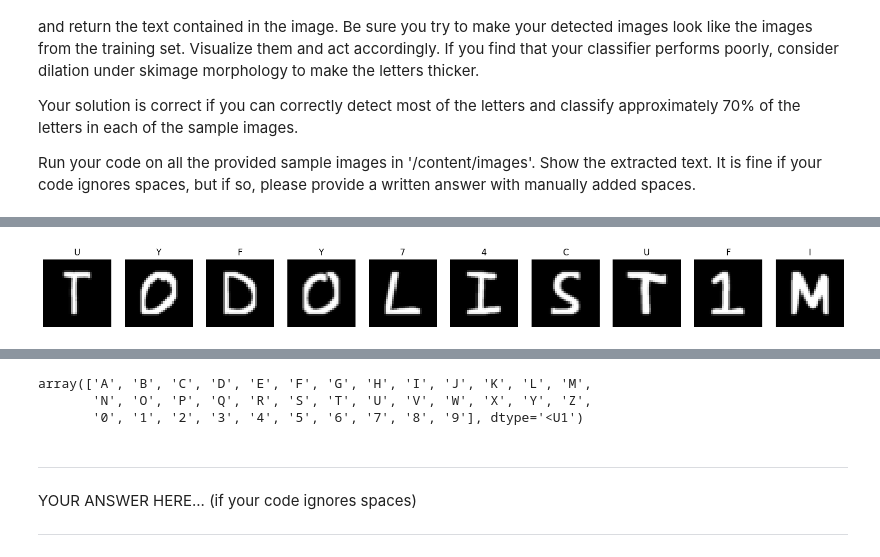
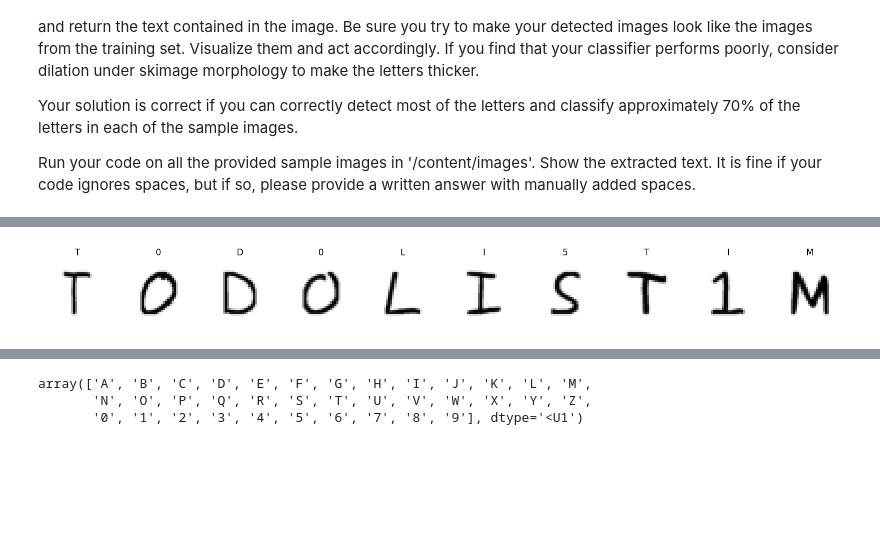
Before and after one commit to w3ichen/cv-hw, a Jupyter notebook: 16720/HW5_NeuralNetworks/HW5_NeuralNetworks.ipynb, the cells around one changed output, grey strips where cells are left out. Drawn from its saved outputs; the diff is of its cells as text; code cells hidden in the pictures; blank space fills up the shorter version.

```diff
--- a/16720/HW5_NeuralNetworks/HW5_NeuralNetworks.ipynb
+++ b/16720/HW5_NeuralNetworks/HW5_NeuralNetworks.ipynb
@@ -1670,7 +1670,7 @@ for imgno, img in enumerate(sorted(os.listdir('images'))):
             char_img = skimage.morphology.closing(char_img, skimage.morphology.disk(2))
 
             # Dilate to make characters thicker (more like training data)
-            char_img = skimage.morphology.dilation(char_img, skimage.morphology.disk(5))
+            char_img = skimage.morphology.dilation(char_img, skimage.morphology.disk(3))
 
             # Make it square by padding with zeros (black background)
             height, width = char_img.shape
@@ -1696,7 +1696,10 @@ for imgno, img in enumerate(sorted(os.listdir('images'))):
             if char_img.max() > 0:
                 char_img = char_img / char_img.max()
 
-            # Transpose THEN flatten (this is key!)
+            # Invert colors (black on white)
+            char_img = 1 - char_img
+
+            # Transpose THEN flatten
             char_img = char_img.T.flatten()
 
             cropped_chars.append(char_img)
@@ -1747,2 +1750,2 @@ Detected text: UYFY74CUFICJJCU1YYPFYUFYJYJJYCJCJCC4JYUUJCJCYJGYYY7CYUCJYCJU5JC1T
-[figure, old version]
+[figure, new version]
 02_letters.jpg
@@ -1759,9 +1762,3 @@ letters
 array(['A', 'B', 'C', 'D', 'E', 'F', 'G', 'H', 'I', 'J', 'K', 'L', 'M',
        'N', 'O', 'P', 'Q', 'R', 'S', 'T', 'U', 'V', 'W', 'X', 'Y', 'Z',
        '0', '1', '2', '3', '4', '5', '6', '7', '8', '9'], dtype='<U1')
-# %% [markdown]
----
-
-YOUR ANSWER HERE... (if your code ignores spaces)
-
----
```
Also changed, not shown: parts of 5 cells of this notebook.
